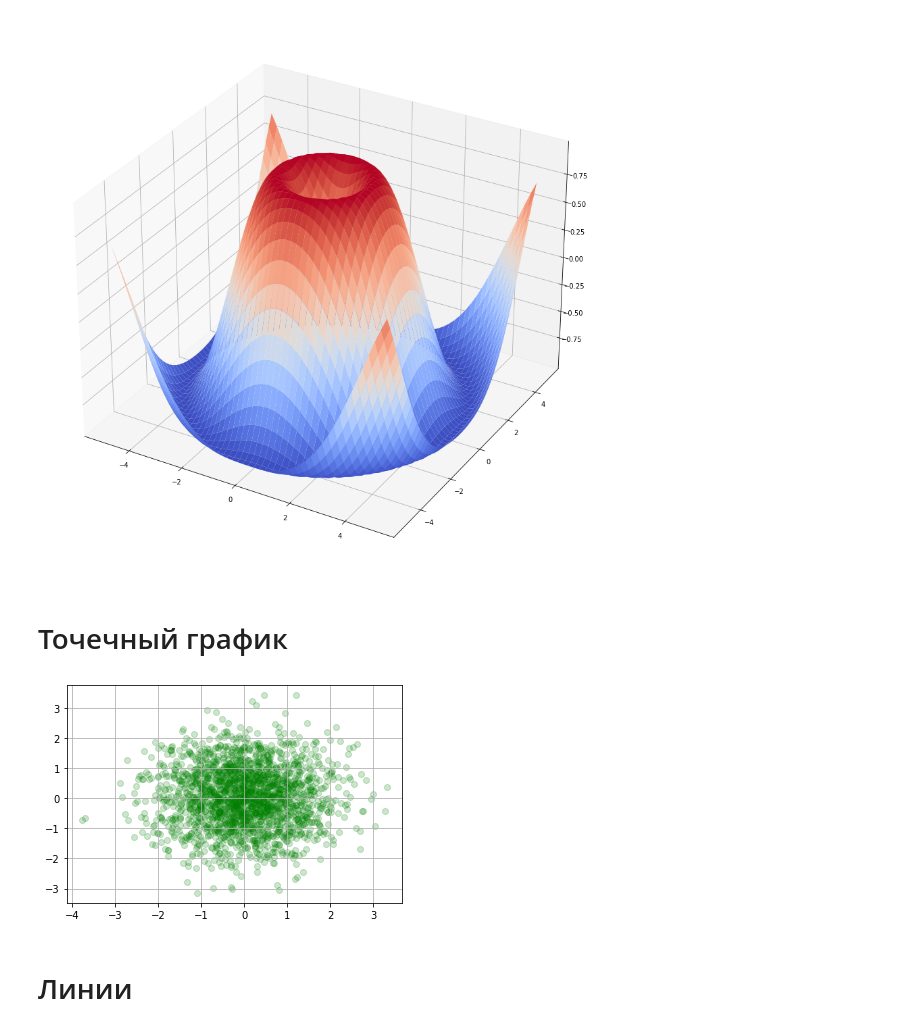
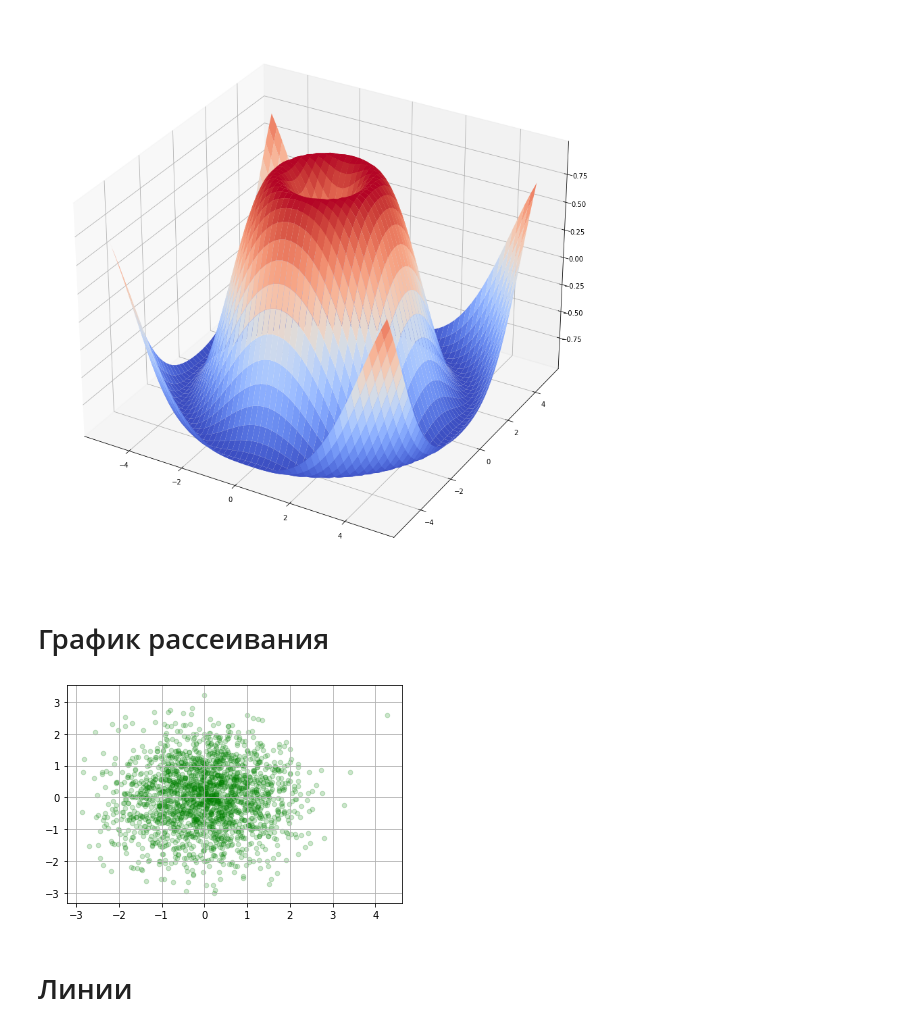
Before and after one commit to Lpshkn/Tutors, a Jupyter notebook: Matplotlib/Introducing.ipynb, the cells around one changed output. Drawn from its saved outputs; the diff is of its cells as text; code cells hidden in the pictures.

```diff
--- a/Matplotlib/Introducing.ipynb
+++ b/Matplotlib/Introducing.ipynb
@@ -346,15 +353,15 @@ sub.plot_surface(X, Y, Z, rstride=1, cstride=1, cmap=mpl.cm.coolwarm)
 plt.show()
 # %% [output]
 [figure]
-# %% [markdown]
-# Точечный график
+# %% [markdown]
+# График рассеивания
 # %%
-x, y = np.random.randn(2, 2000)
-plt.scatter(x, y, c='green', alpha=0.2)
+x, y, s = np.random.randn(3, 2000)
+plt.scatter(x, y, s=20, c='green', alpha=0.2)
 plt.grid(True)
 plt.show()
 # %% [output]
-[figure, old version]
+[figure, new version]
 # %% [markdown]
 # Линии
 # %%
```
Also changed, not shown: parts of 8 cells of this notebook, 2 other files.
